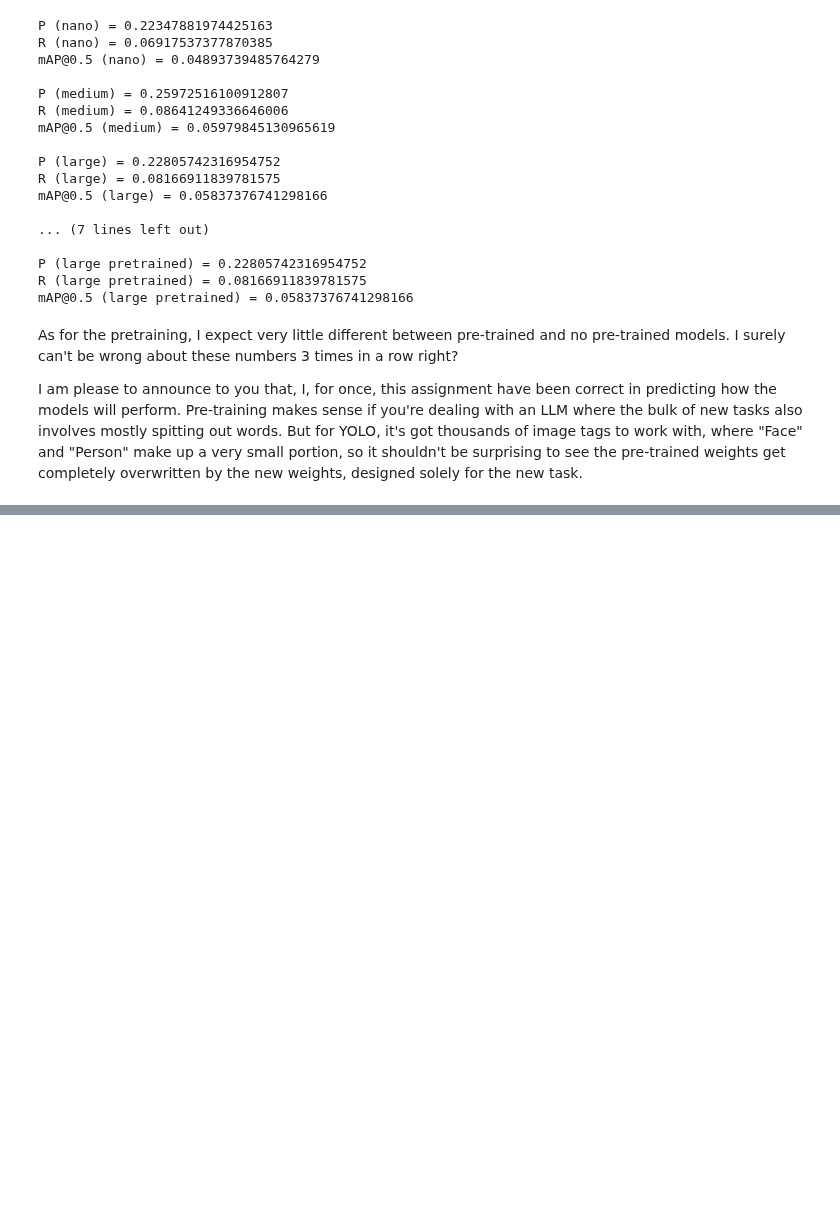
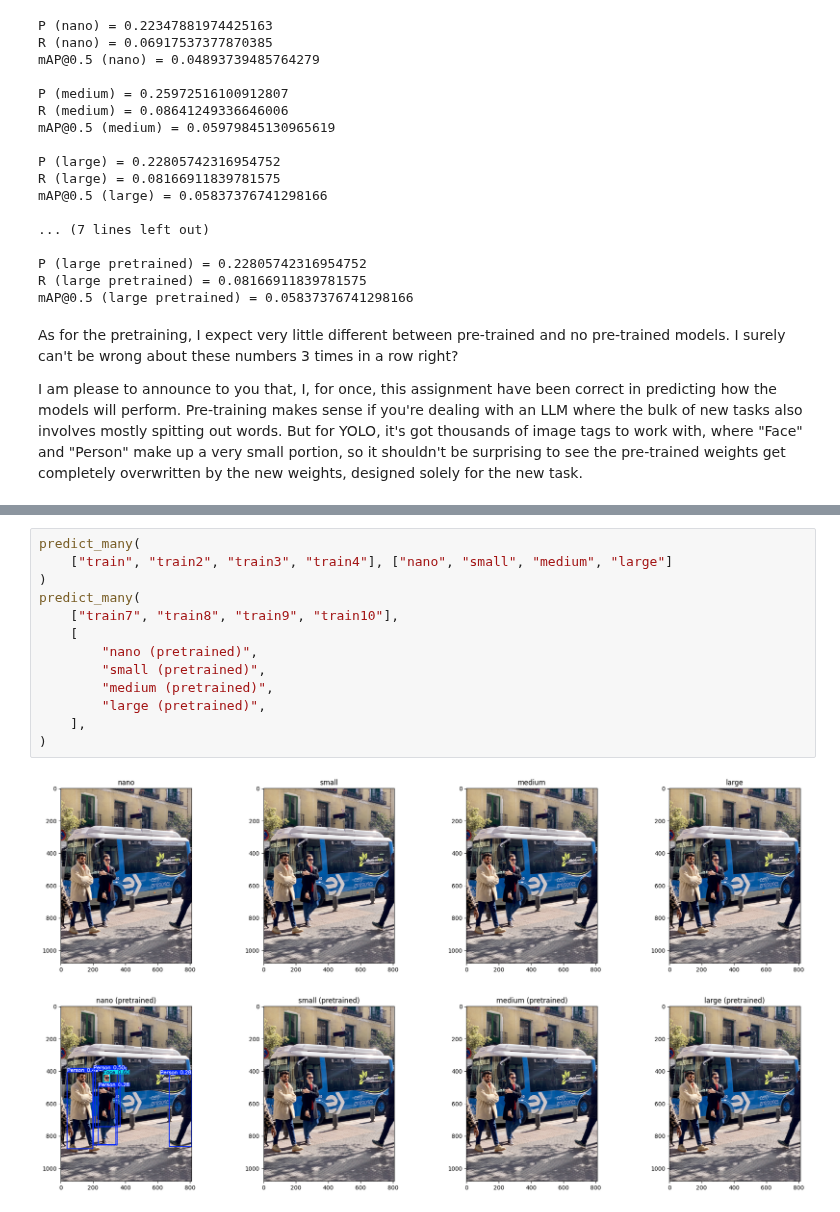
Before and after one commit to tresabhi/isu, a Jupyter notebook: me-280/homeworks/2/main.ipynb, the cells around one changed output, grey strips where cells are left out. Saved outputs shown, nothing was run; the diff lists cells and outputs as text; blank space fills up the shorter version.

```diff
--- a/me-280/homeworks/2/main.ipynb
+++ b/me-280/homeworks/2/main.ipynb
@@ -382,0 +417,16 @@ I am please to announce to you that, I, for once, this assignment have been corr
+# %%
+predict_many(
+    ["train", "train2", "train3", "train4"], ["nano", "small", "medium", "large"]
+)
+predict_many(
+    ["train7", "train8", "train9", "train10"],
+    [
+        "nano (pretrained)",
+        "small (pretrained)",
+        "medium (pretrained)",
+        "large (pretrained)",
+    ],
+)
+# %% [output]
+[figure, added]
+[figure, added]
```
Also changed, not shown: parts of 3 cells of this notebook.
